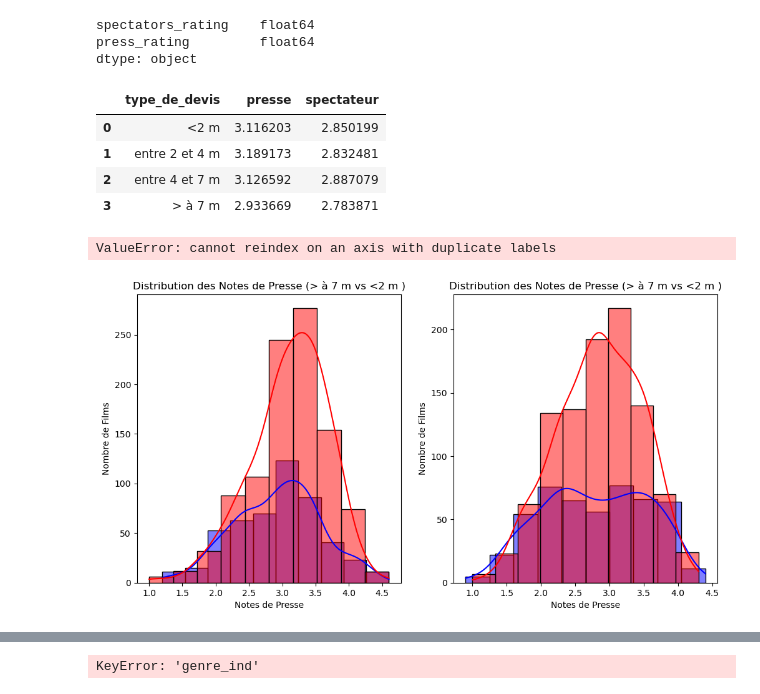
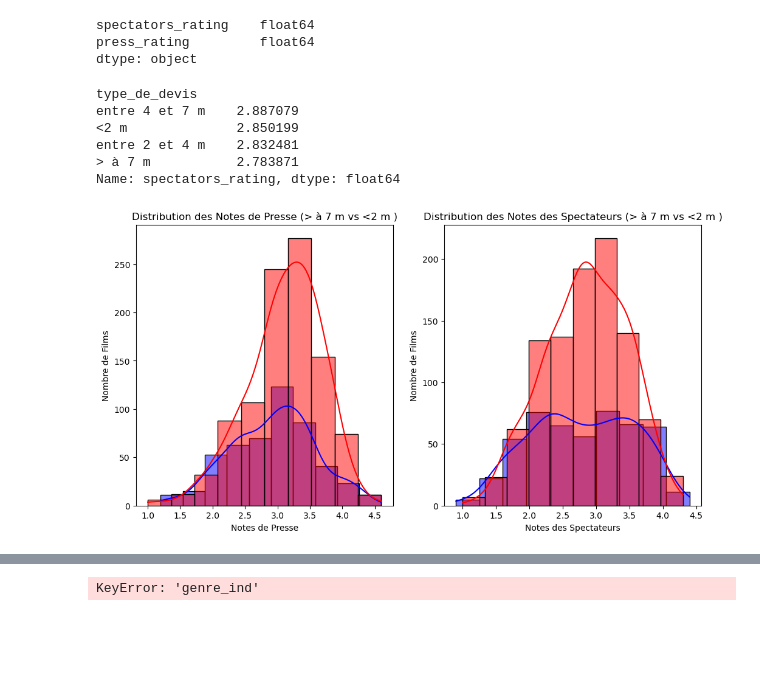
Before and after one commit to Clement-Dn/Projet_Cin-, a Jupyter notebook: Rapport_Projet_Cinema.ipynb, the cells around one changed output, grey strips where cells are left out. Saved outputs shown, nothing was run; the diff lists cells and outputs as text; code cells hidden in the pictures; blank space fills up the shorter version.

Commit message:
Avancée analyse genre

```diff
--- a/Rapport_Projet_Cinema.ipynb
+++ b/Rapport_Projet_Cinema.ipynb
@@ -408,7 +427,7 @@ plt.show()
 # %% [markdown]
 ### Fusion base CNC et base allociné
 # %%
-base_allocine = table_films.drop(columns=['titre'])
+base_allocine = table_films.drop(columns=['titre', 'genre_ind'])
 base_cnc_agregee = pd.merge(films_cnc, base_allocine,left_on='visa', right_on='num_visa', how='inner')
 len(base_cnc_agregee)
 base_cnc_agregee
@@ -439,46 +458,41 @@ press_rating         float64
 dtype: object
 # %%
 #Comparaison avis spectateurs vs presse selon le type de devis
-base_cnc_agregee_moyennes = base_cnc_agregee.groupby("type_de_devis").agg(
-    presse=('press_rating', "mean"),
-    spectateur=('spectators_rating', "mean")
-).reset_index()
-base_cnc_agregee_moyennes
+get_moyenne_par_modalite(base_cnc_agregee, "type_de_devis")
 # %% [output]
-|  | type_de_devis | presse | spectateur |
-| 0 | <2 m | 3.116203 | 2.850199 |
-| 1 | entre 2 et 4 m | 3.189173 | 2.832481 |
-| 2 | entre 4 et 7 m | 3.126592 | 2.887079 |
-| 3 | > à 7 m | 2.933669 | 2.783871 |
+type_de_devis
+entre 4 et 7 m    2.887079
+<2 m              2.850199
+entre 2 et 4 m    2.832481
+> à 7 m           2.783871
+Name: spectators_rating, dtype: float64
-# %%
-histogramme_genre_film(base_cnc_agregee, "Action", "Policier")
-# %% [output]
-ValueError: cannot reindex on an axis with duplicate labels
 # %%
+def histogramme_categorie_de_film(dataframe, variable, categorie1, categorie2):
+    fig, axes = plt.subplots(1, 2, figsize=(12, 6))
+
+    dataframe = dataframe[dataframe[variable].isin([categorie1, categorie2])]
+
+    #GRAPHIQUE PRESSE !!!!!!!!!!!!!!!!!!!!!!!!!!
+
+    sns.histplot(dataframe[dataframe[variable] == categorie1], x='press_rating', color='blue', kde=True, stat='count', label=categorie1, bins=10, alpha=0.5, ax=axes[0])
+    sns.histplot(dataframe[dataframe[variable] == categorie2], x='press_rating', color='red', kde=True, stat='count', label=categorie2, bins=10, alpha=0.5, ax=axes[0])
+
+    axes[0].set_title(f'Distribution des Notes de Presse ({categorie1} vs {categorie2})')
+    axes[0].set_xlabel('Notes de Presse')
+    axes[0].set_ylabel('Nombre de Films')
+    # axes[0].set_legend(title='Type de Devis')
 
 
-def histogramme_devis(dataframe, categorie1, categorie2) :
- fig, axes = plt.subplots(1,2, figsize=(12, 6))
+    # GRAPHIQUE SPECTATEURS !!!!!!!!!!!!!!!!!!!!!!
+    sns.histplot(dataframe[dataframe[variable] == categorie1], x='spectators_rating', color='blue', kde=True, stat='count', label=categorie1, bins=10, alpha=0.5, ax=axes[1])
+    sns.histplot(dataframe[dataframe[variable] == categorie2], x='spectators_rating', color='red', kde=True, stat='count', label=categorie2, bins=10, alpha=0.5, ax=axes[1])
 
- dataframe = dataframe[dataframe['type_de_devis'].isin([categorie1, categorie2])]
- sns.histplot(dataframe[dataframe["type_de_devis"]== categorie1], x='press_rating', color='blue', kde=True, stat='count', label=categorie1, bins=10, alpha=0.5, ax = axes[0])
- sns.histplot(dataframe[dataframe["type_de_devis"]== categorie2], x='press_rating', color='red', kde=True, stat='count', label=categorie2, bins=10, alpha=0.5, ax = axes[0])
-
- axes[0].set_title(f'Distribution des Notes de Presse ({categorie1} vs {categorie2})')
- axes[0].set_xlabel('Notes de Presse')
- axes[0].set_ylabel('Nombre de Films')
-#  axes[0].set_legend(title='Type de Devis')
+    axes[1].set_title(f'Distribution des Notes des Spectateurs ({categorie1} vs {categorie2})')
+    axes[1].set_xlabel('Notes des Spectateurs')
+    axes[1].set_ylabel('Nombre de Films')
+    # axes[1].set_legend(title='Type de Devis')
 
 
- sns.histplot(dataframe[dataframe["type_de_devis"]== categorie1], x='spectators_rating', color='blue', kde=True, stat='count', label=categorie1, bins=10, alpha=0.5, ax = axes[1])
- sns.histplot(dataframe[dataframe["type_de_devis"]== categorie2], x='spectators_rating', color='red', kde=True, stat='count', label=categorie2, bins=10, alpha=0.5, ax = axes[1])
-
- axes[1].set_title(f'Distribution des Notes de Presse ({categorie1} vs {categorie2})')
- axes[1].set_xlabel('Notes de Presse')
- axes[1].set_ylabel('Nombre de Films')
-#  axes[1].set_legend(title='Type de Devis')
-
-
-histogramme_devis(base_cnc_agregee, "> à 7 m", "<2 m " )
+histogramme_categorie_de_film(base_cnc_agregee, "type_de_devis", "> à 7 m", "<2 m " )
 # %% [output]
-[figure, old version]
+[figure, new version]
```
Also changed, not shown: parts of 19 cells of this notebook, 1 other file.
